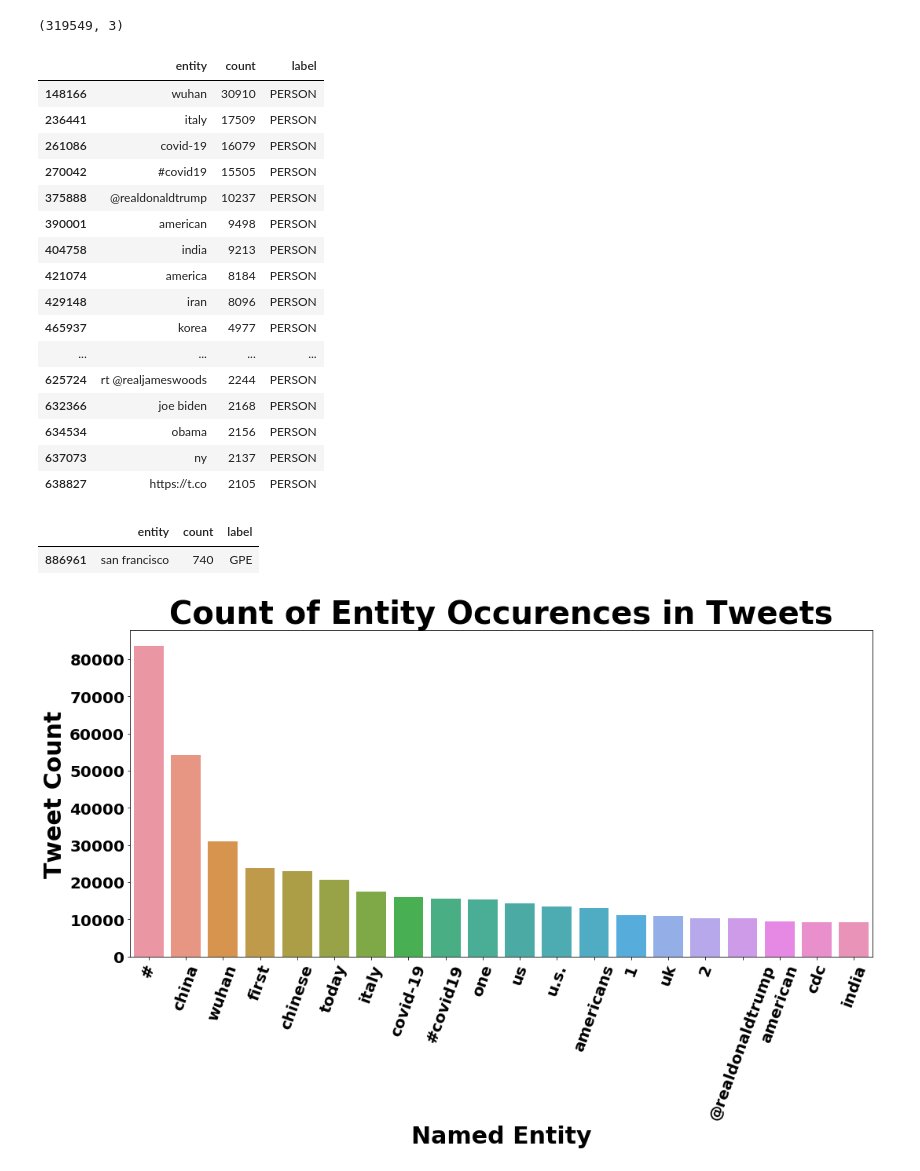
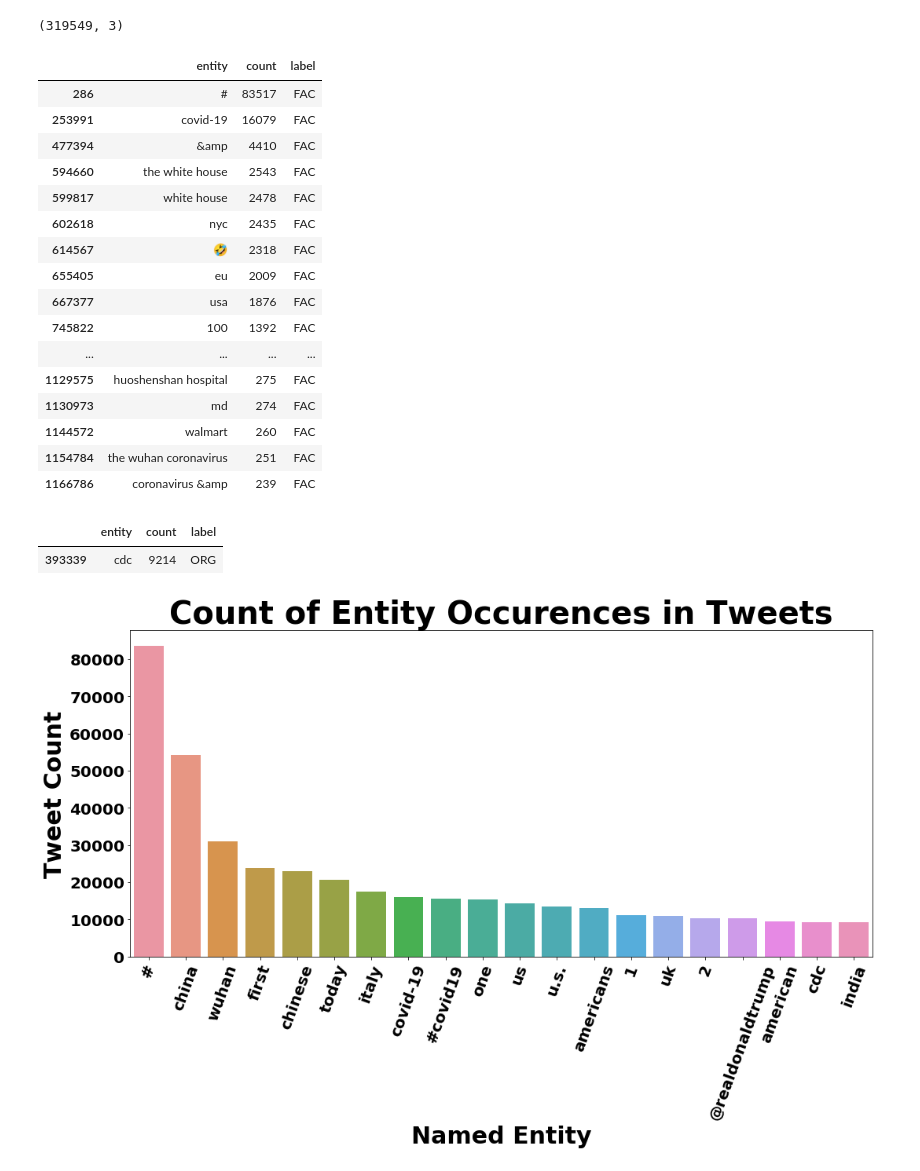
Before and after one commit to cravenre/Twitter_sentiment_in_pandemic, a Jupyter notebook: initial_exploration_cleaning.ipynb, the cells around one changed output. Saved outputs shown, nothing was run; the diff lists cells and outputs as text; code cells hidden in the pictures.

```diff
--- a/initial_exploration_cleaning.ipynb
+++ b/initial_exploration_cleaning.ipynb
@@ -28,6 +18,0 @@ nlp = spacy.load('en_core_web_md')
-# %%
- # Process a text
-doc = nlp(test) # Iterate over the predicted entities
-for ent in doc.ents:
-    # Print the entity text and its label
-    print(ent.text, ent.label_)
@@ -40,6 +18,0 @@ test2
-# %%
- # Process a text
-doc = nlp(test2) # Iterate over the predicted entities
-for ent in doc.ents:
-    # Print the entity text and its label
-    print(ent.text, ent.label_)
@@ -585,30 +680,30 @@ chunk0_ent_count.shape
 # %%
 chunk0_ent_count.to_csv('data/entity_count_labelled.csv')
 # %%
-chunk0_ent_count[chunk0_ent_count['label']=='PERSON'].head(30)
+chunk0_ent_count[chunk0_ent_count['label']=='FAC'].head(30)
 # %% [output]
 |  | entity | count | label |
-| 148166 | wuhan | 30910 | PERSON |
-| 236441 | italy | 17509 | PERSON |
-| 261086 | covid-19 | 16079 | PERSON |
-| 270042 | #covid19 | 15505 | PERSON |
-| 375888 | @realdonaldtrump | 10237 | PERSON |
-| 390001 | american | 9498 | PERSON |
-| 404758 | india | 9213 | PERSON |
-| 421074 | america | 8184 | PERSON |
-| 429148 | iran | 8096 | PERSON |
-| 465937 | korea | 4977 | PERSON |
+| 286 | # | 83517 | FAC |
+| 253991 | covid-19 | 16079 | FAC |
+| 477394 | &amp | 4410 | FAC |
+| 594660 | the white house | 2543 | FAC |
+| 599817 | white house | 2478 | FAC |
+| 602618 | nyc | 2435 | FAC |
+| 614567 | 🤣 | 2318 | FAC |
+| 655405 | eu | 2009 | FAC |
+| 667377 | usa | 1876 | FAC |
+| 745822 | 100 | 1392 | FAC |
 | ... | ... | ... | ... |
-| 625724 | rt @realjameswoods | 2244 | PERSON |
-| 632366 | joe biden | 2168 | PERSON |
-| 634534 | obama | 2156 | PERSON |
-| 637073 | ny | 2137 | PERSON |
-| 638827 | https://t.co | 2105 | PERSON |
+| 1129575 | huoshenshan hospital | 275 | FAC |
+| 1130973 | md | 274 | FAC |
+| 1144572 | walmart | 260 | FAC |
+| 1154784 | the wuhan coronavirus | 251 | FAC |
+| 1166786 | coronavirus &amp | 239 | FAC |
 # %%
-chunk0_ent_count[chunk0_ent_count['entity']=='san francisco']
+chunk0_ent_count[chunk0_ent_count['entity']=='cdc']
 # %% [output]
 |  | entity | count | label |
-| 886961 | san francisco | 740 | GPE |
+| 393339 | cdc | 9214 | ORG |
 # %%
 ent_count = plt.subplots(figsize=(15,10))
 ent_count = sns.barplot(x='entity', y='count', data=chunk0_ent_count.drop_duplicates('entity').nlargest(20, 'count'))
```
Also changed, not shown: parts of 79 cells of this notebook.
